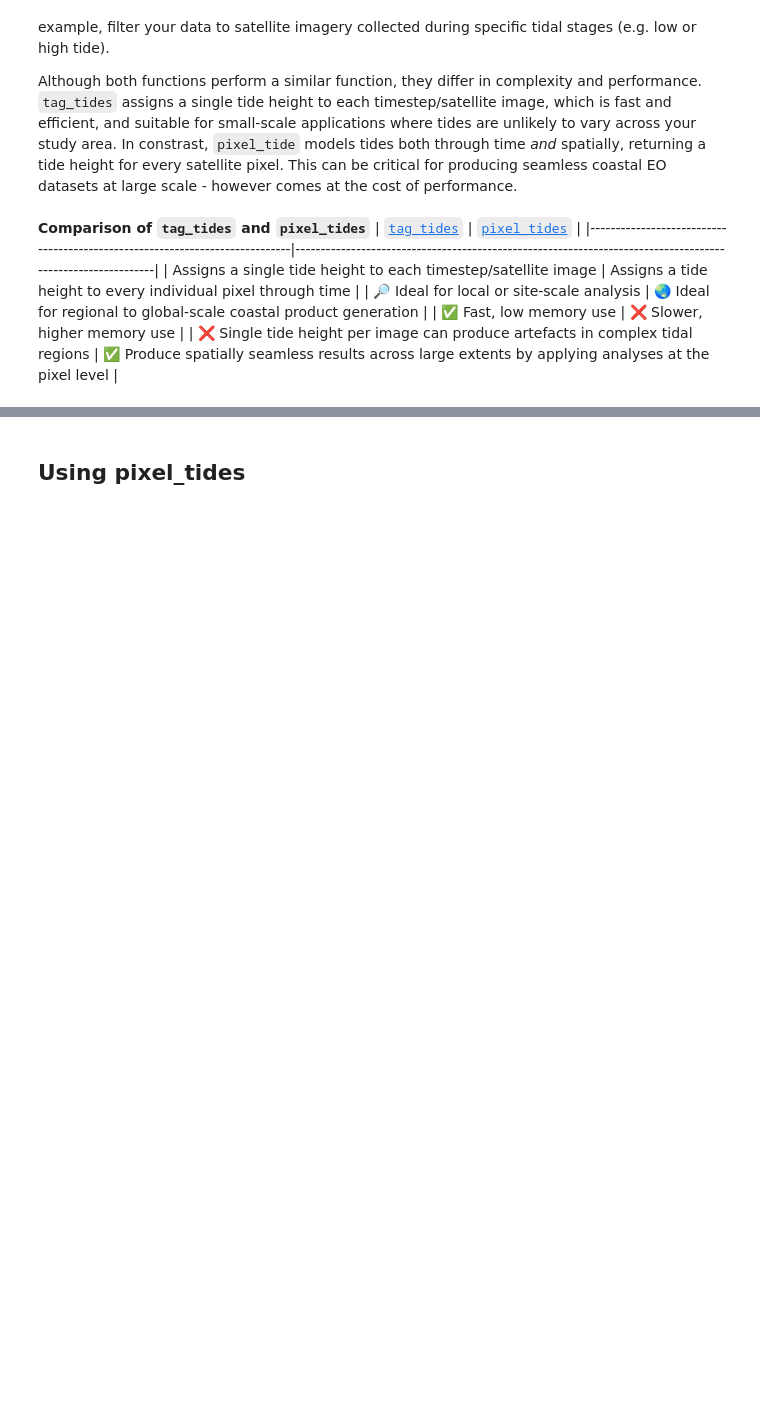
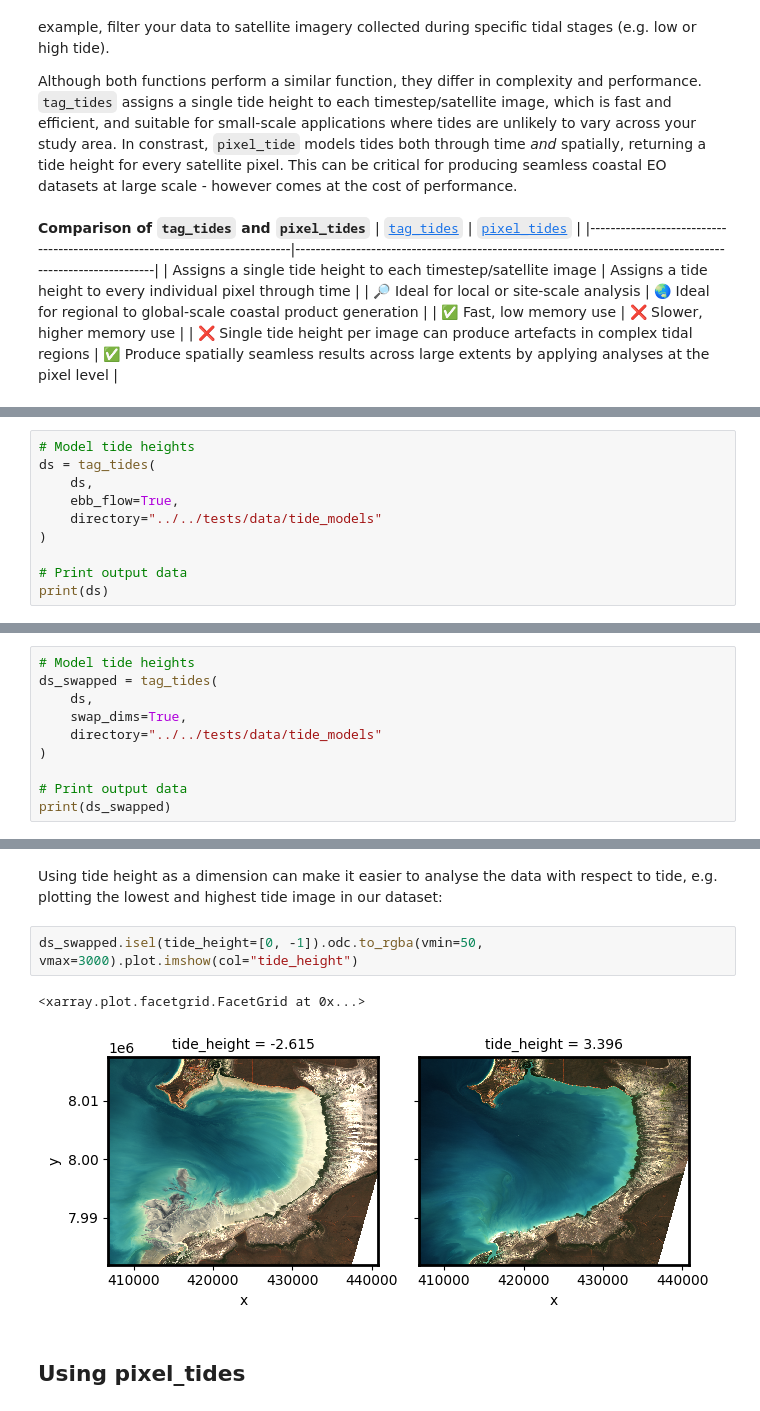
Before and after one commit to GeoscienceAustralia/eo-tides, a Jupyter notebook: docs/notebooks/Satellite_data.ipynb, the cells around one changed output, grey strips where cells are left out. Saved outputs shown, nothing was run; the diff lists cells and outputs as text; blank space fills up the shorter version.

```diff
--- a/docs/notebooks/Satellite_data.ipynb
+++ b/docs/notebooks/Satellite_data.ipynb
@@ -100,0 +117,10 @@ Data variables:
+# %%
+# Model tide heights
+ds = tag_tides(
+    ds,
+    ebb_flow=True,
+    directory="../../tests/data/tide_models"
+)
+
+# Print output data
+print(ds)
@@ -100,0 +183,10 @@ Data variables:
+# %%
+# Model tide heights
+ds_swapped = tag_tides(
+    ds,
+    swap_dims=True,
+    directory="../../tests/data/tide_models"
+)
+
+# Print output data
+print(ds_swapped)
@@ -101,3 +209,10 @@ Data variables:
+# %% [markdown]
+Using tide height as a dimension can make it easier to analyse the data with respect to tide, e.g. plotting the lowest and highest tide image in our dataset:
+# %%
+ds_swapped.isel(tide_height=[0, -1]).odc.to_rgba(vmin=50, vmax=3000).plot.imshow(col="tide_height")
+# %% [output]
+<xarray.plot.facetgrid.FacetGrid at 0x...>
+[figure, added]
 # %% [markdown]
 ## Using pixel_tides
 # %%
```
Also changed, not shown: parts of 16 cells of this notebook.
